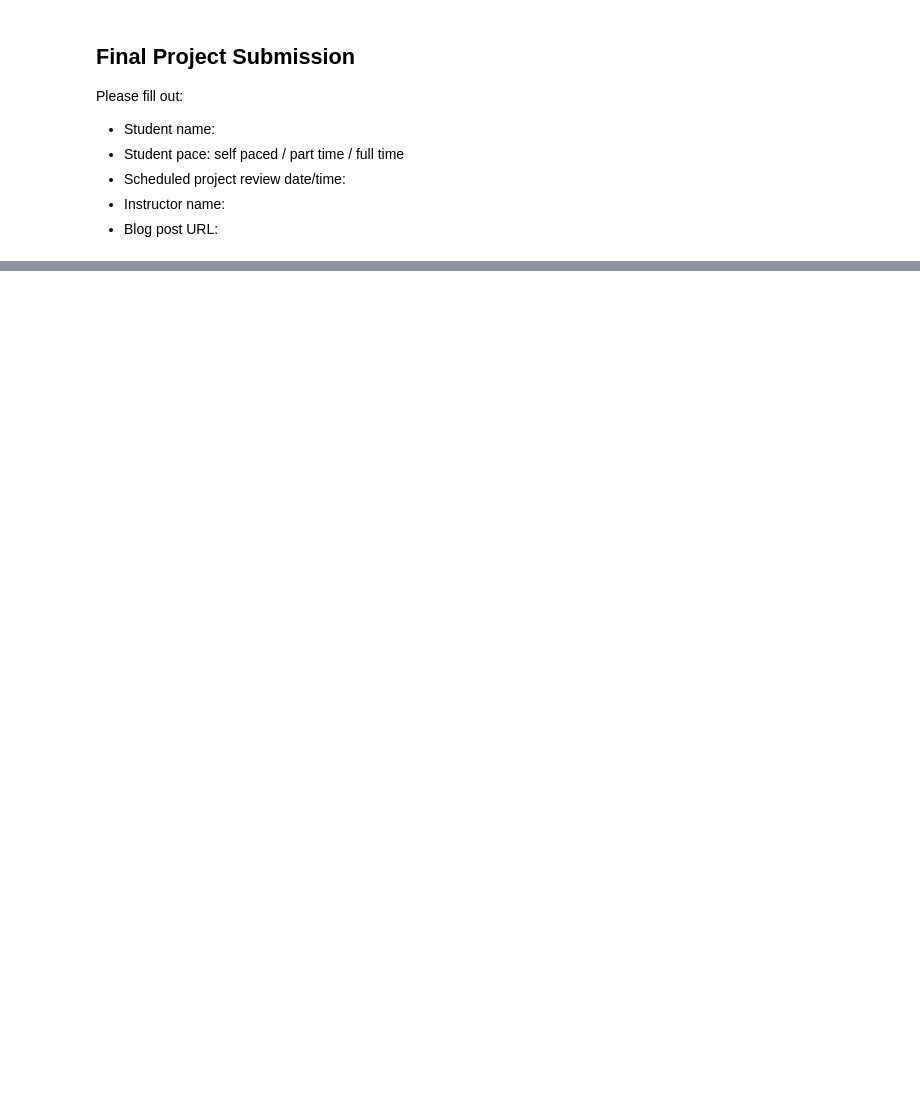
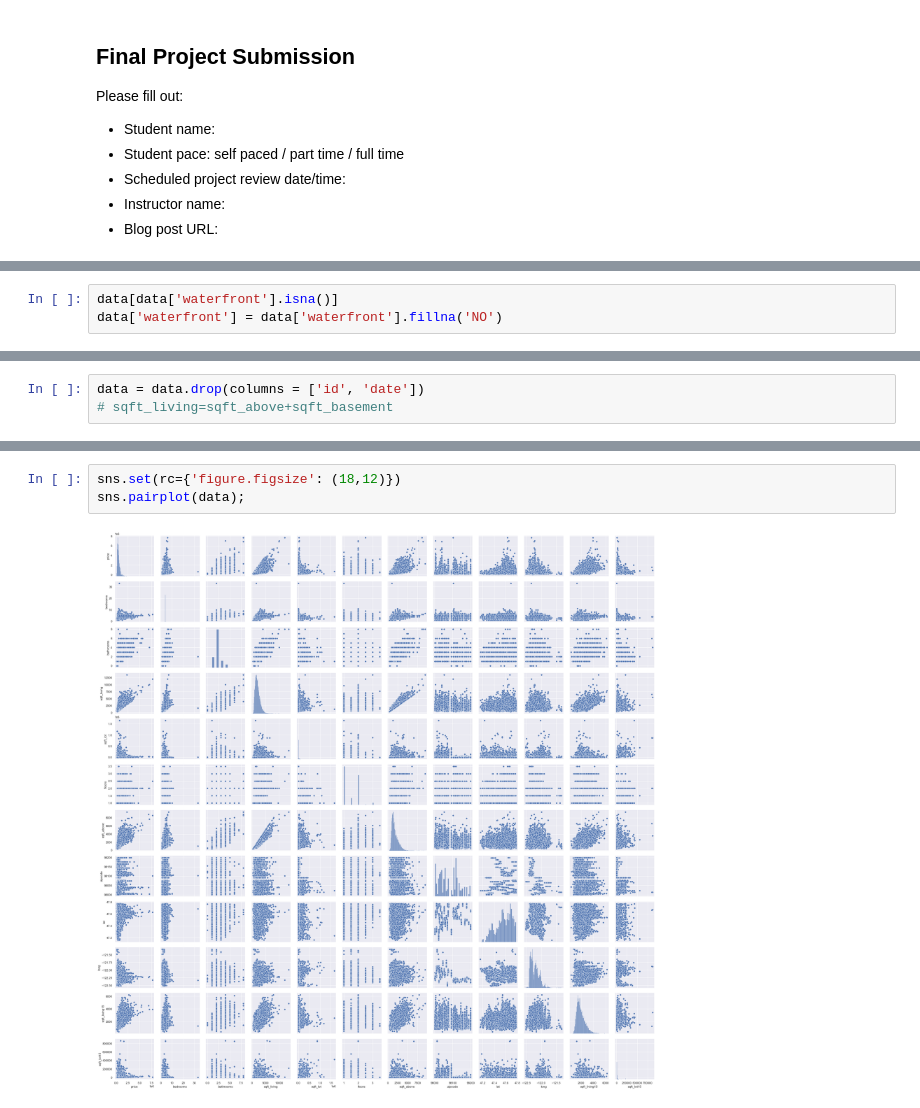
Before and after one commit to Opiyow/dsc-phase-2-project, a Jupyter notebook: PHASE 2 PROJECT.ipynb, the cells around one changed output, grey strips where cells are left out. Saved outputs shown, nothing was run; the diff lists cells and outputs as text; blank space fills up the shorter version.

```diff
--- a/PHASE 2 PROJECT.ipynb
+++ b/PHASE 2 PROJECT.ipynb
@@ -60,0 +135,3 @@ data.describe()
+# %%
+data[data['waterfront'].isna()]
+data['waterfront'] = data['waterfront'].fillna('NO')
@@ -60,0 +164,3 @@ data.describe()
+# %%
+data = data.drop(columns = ['id', 'date'])
+# sqft_living=sqft_above+sqft_basement
@@ -60,0 +191,5 @@ data.describe()
+# %%
+sns.set(rc={'figure.figsize': (18,12)})
+sns.pairplot(data);
+# %% [output]
+[figure, added]
```
Also changed, not shown: parts of 40 cells of this notebook.
